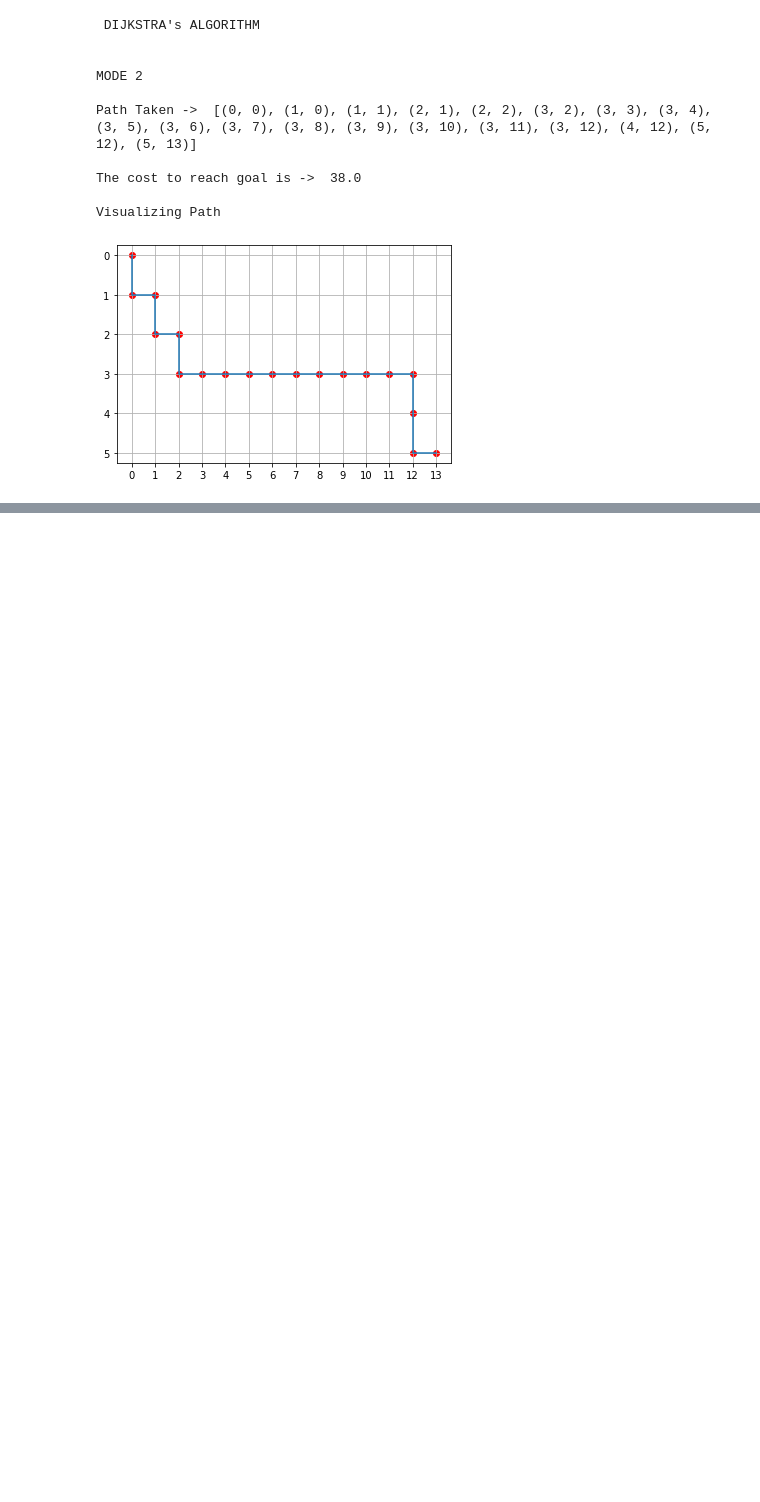
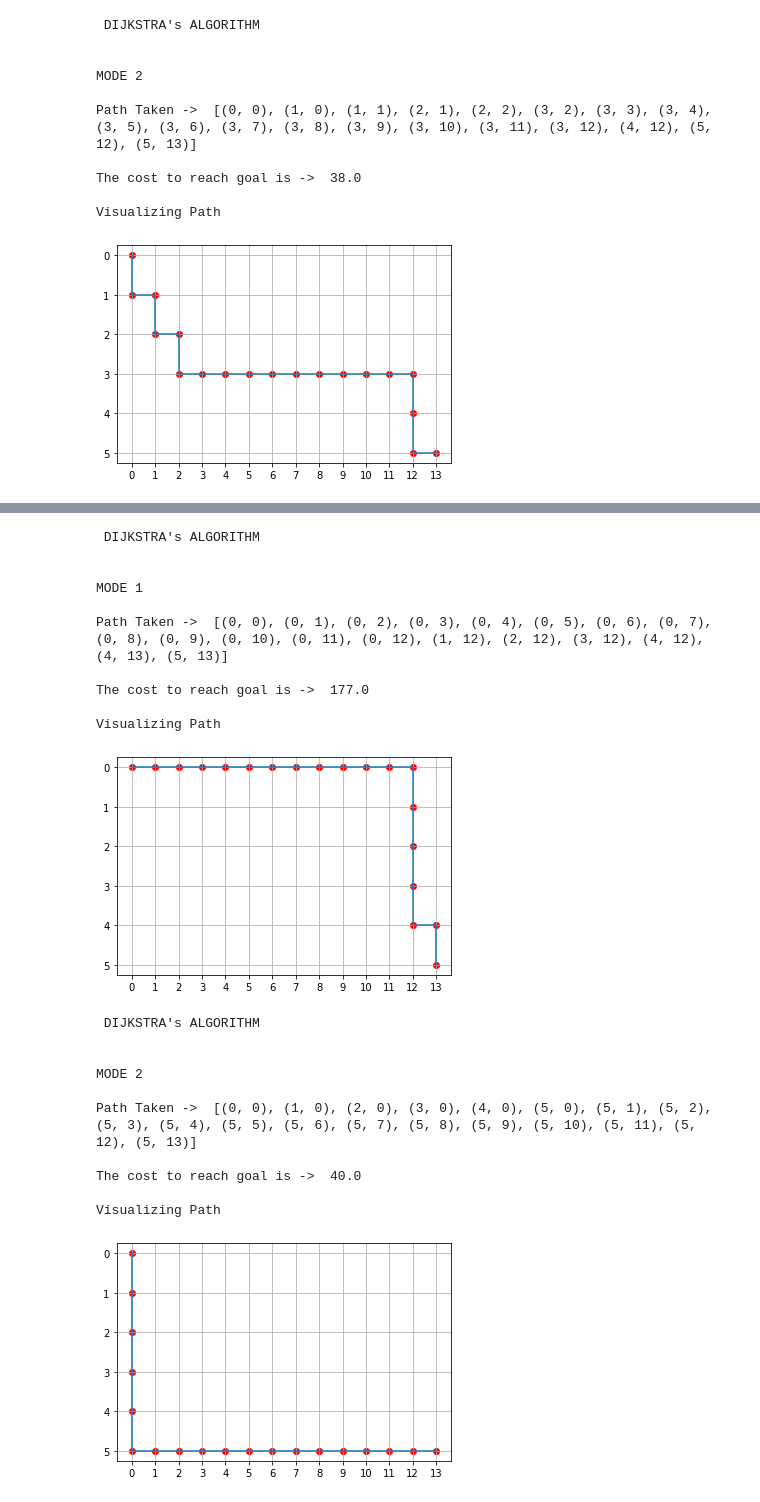
Before and after one commit to faisalm14/702-Task1, a Jupyter notebook: 702 TASK 1.ipynb, the cells around one changed output, grey strips where cells are left out. Saved outputs shown, nothing was run; the diff lists cells and outputs as text; code cells hidden in the pictures; blank space fills up the shorter version.

```diff
--- a/702 TASK 1.ipynb
+++ b/702 TASK 1.ipynb
@@ -403,0 +584,37 @@ Visualizing Path
+# %%
+#mode = True for Game mode 1; = False for Game mode 2
+prevloc, path, cost3 = dij.shortpath(grid, True)
+print("\n DIJKSTRA's ALGORITHM\n\n\nMODE 1\n\nPath Taken -> ", path)
+print("\nThe cost to reach goal is -> ", cost3)
+print("\nVisualizing Path \n")
+plot_path(path)
+#print(prevloc)
+
+prevloc, path, cost4 = dij.shortpath(grid, False)
+print("\n DIJKSTRA's ALGORITHM\n\n\nMODE 2\n\nPath Taken -> ", path)
+print("\nThe cost to reach goal is -> ", cost4)
+print("\nVisualizing Path \n")
+plot_path(path)
+# %% [output]
+ DIJKSTRA's ALGORITHM
+
+
+MODE 1
+
+Path Taken ->  [(0, 0), (0, 1), (0, 2), (0, 3), (0, 4), (0, 5), (0, 6), (0, 7), (0, 8), (0, 9), (0, 10), (0, 11), (0, 12), (1, 12), (2, 12), (3, 12), (4, 12), (4, 13), (5, 13)]
+
+The cost to reach goal is ->  177.0
+
+Visualizing Path
+[figure, added]
+ DIJKSTRA's ALGORITHM
+
+
+MODE 2
+
+Path Taken ->  [(0, 0), (1, 0), (2, 0), (3, 0), (4, 0), (5, 0), (5, 1), (5, 2), (5, 3), (5, 4), (5, 5), (5, 6), (5, 7), (5, 8), (5, 9), (5, 10), (5, 11), (5, 12), (5, 13)]
+
+The cost to reach goal is ->  40.0
+
+Visualizing Path
+[figure, added]
```
Also changed, not shown: parts of 22 cells of this notebook.
